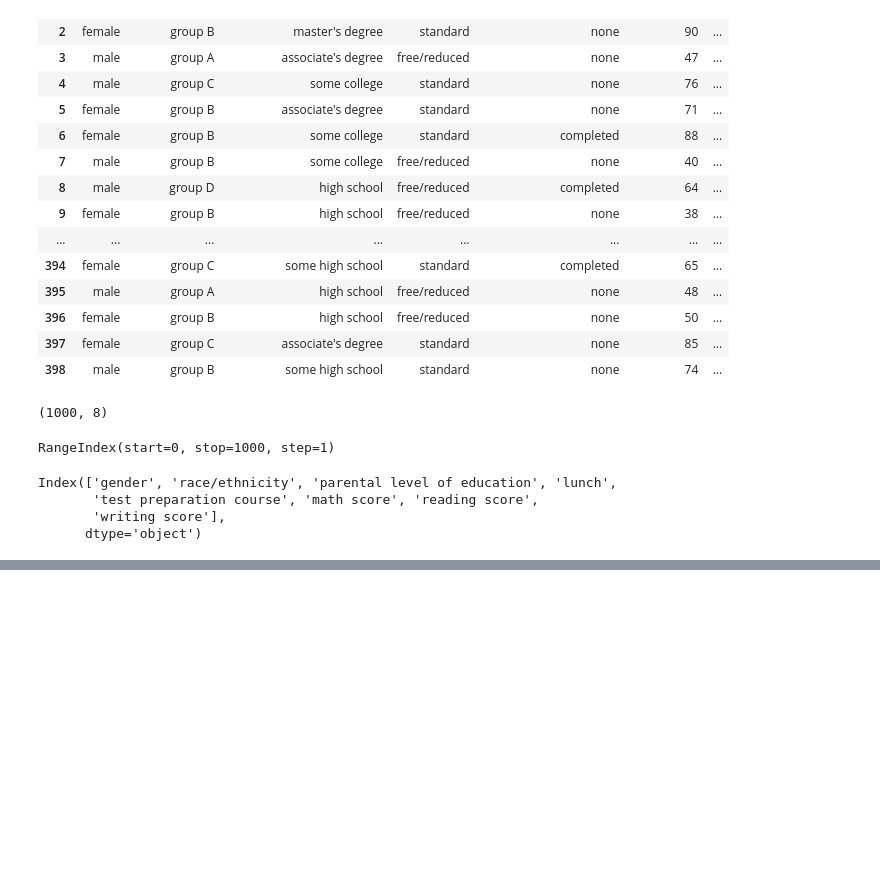
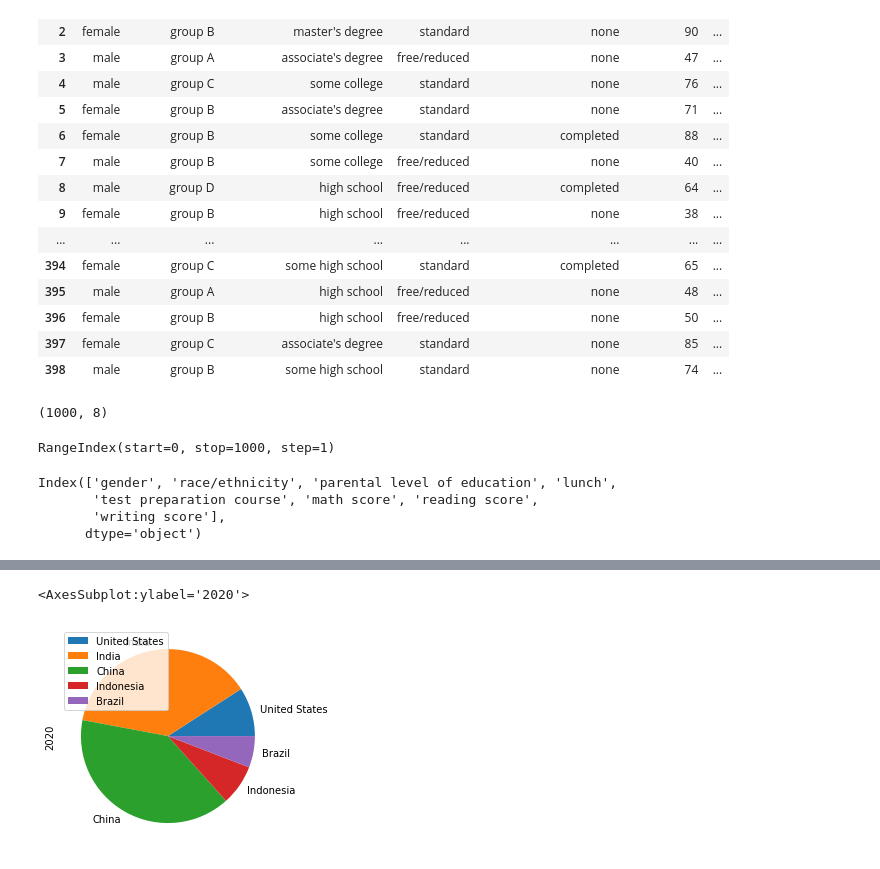
Before and after one commit to TheCoderGuru/Full-Stack-Development, a Jupyter notebook: Example.ipynb, the cells around one changed output, grey strips where cells are left out. Cells and saved outputs as stored; diff of their text form; code cells hidden in the pictures; blank space fills up the shorter version.

```diff
--- a/Example.ipynb
+++ b/Example.ipynb
@@ -483,0 +1159,9 @@ df_exams.dtypes
+# %%
+# Piechart - changing column name
+
+df_pivot_2020.rename(columns={2020:'2020'}, inplace=True)
+# %%
+df_pivot_2020.plot(kind='pie', y='2020')
+# %% [output]
+<AxesSubplot:ylabel='2020'>
+[figure, added]
```
Also changed, not shown: parts of 58 cells of this notebook.
